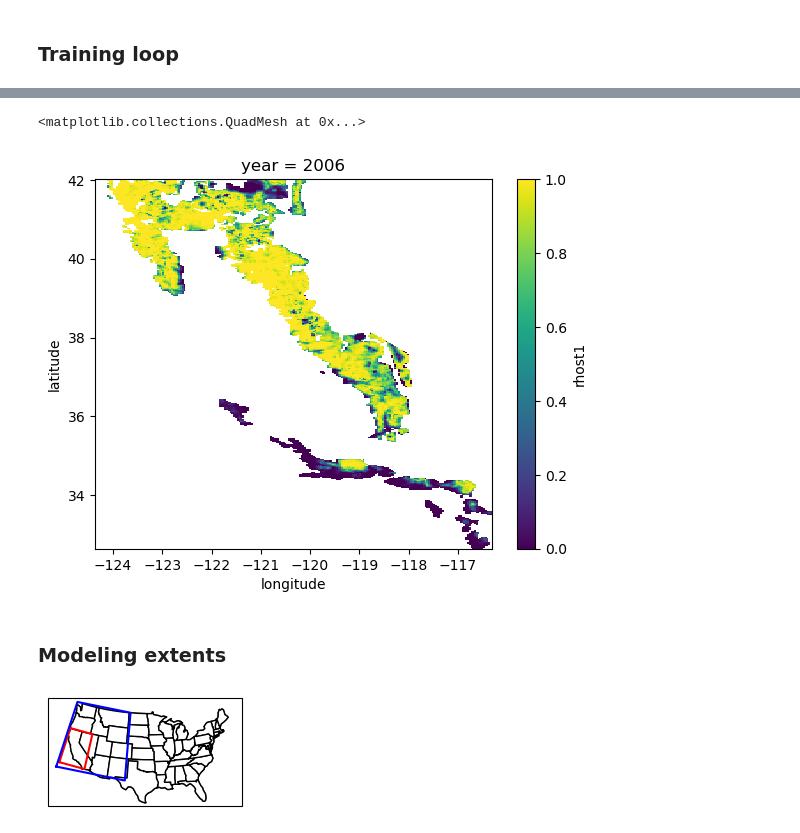
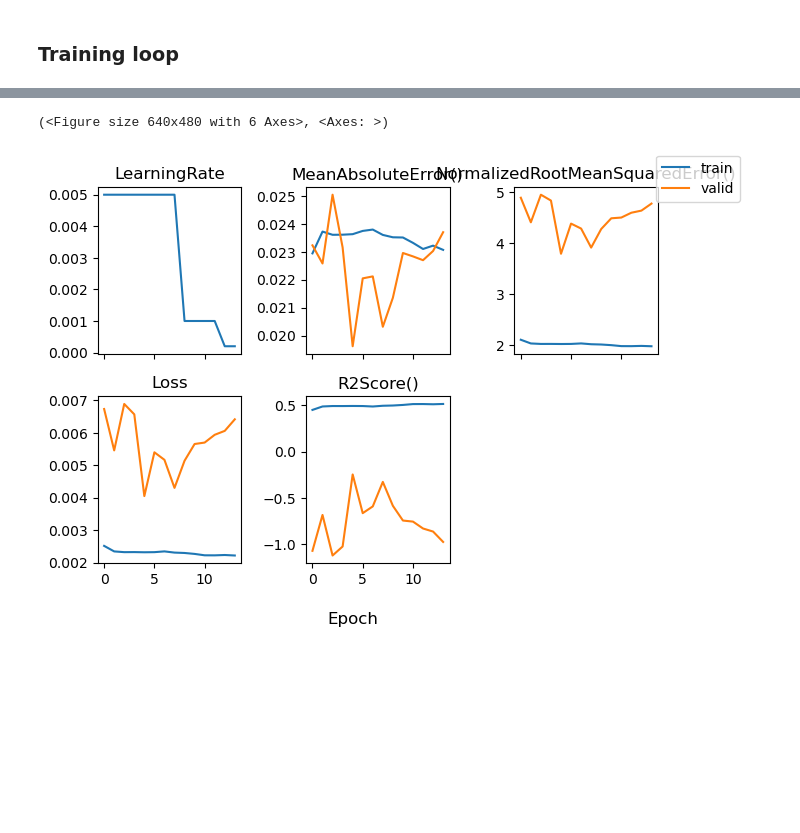
Before and after one commit to s-kganz/ForestLST, a Jupyter notebook: notebooks/preisler_fc.ipynb, the cells around one changed output, grey strips where cells are left out. Cells and saved outputs as stored; diff of their text form; code cells hidden in the pictures; blank space fills up the shorter version.

```diff
--- a/notebooks/preisler_fc.ipynb
+++ b/notebooks/preisler_fc.ipynb
@@ -479,66 +362,5 @@ p
-# %%
-ds_test_xr.rhost1.isel(year=0).plot()
-# %% [output]
-<matplotlib.collections.QuadMesh at 0x...>
-[figure, removed]
-# %% [markdown]
-### Modeling extents
-# %%
-import cartopy.io.shapereader as shpreader
-import matplotlib.patches as mpatches
-
-west_xmin, west_ymin, west_xmax, west_ymax = (-124.83182873097032, 31.31942505180775, -103.62260487290841, 49.0320562417854)
-
-ca_xmin, ca_ymin, ca_xmax, ca_ymax = (
-    ds_test_xr.longitude.min().values,
-    ds_test_xr.latitude.min().values,
-    ds_test_xr.longitude.max().values,
-    ds_test_xr.latitude.max().values
-)
-
-fig = plt.figure(figsize=(2.5, 1.5))
-ax = plt.axes(projection=ccrs.LambertConformal())
-
-shapename = 'admin_1_states_provinces_lakes'
-states_shp = shpreader.natural_earth(
-    resolution='110m',
-    category='cultural',
-    name=shapename
-)
-
-ax.add_geometries(
-    shpreader.Reader(states_shp).geometries(),
-    ccrs.PlateCarree(),
-    styler=lambda x: {"facecolor": "#FFFFFF", "edgecolor": "black"}
-)
-
-ax.add_geometries(
-    shpreader.Reader(states_shp).geometries(),
-    ccrs.PlateCarree(),
-    styler=lambda x: {"facecolor": "#FFFFFF", "edgecolor": "black"}
-)
-
-ax.plot(
-    [ca_xmin, ca_xmax, ca_xmax, ca_xmin, ca_xmin],
-    [ca_ymin, ca_ymin, ca_ymax, ca_ymax, ca_ymin],
-    color="red",
-    linewidth=1.5,
-    transform=ccrs.Geodetic(),
-    label="ca mort"
-)
-
-
-ax.plot(
-    [west_xmin, west_xmax, west_xmax, west_xmin, west_xmin],
-    [west_ymin, west_ymin, west_ymax, west_ymax, west_ymin],
-    color="blue",
-    linewidth=1.5,
-    transform=ccrs.Geodetic(),
-    label="west mort"
-)
-
-ax.set_extent([-125, -70, 25, 50], crs=ccrs.PlateCarree())
-# plt.legend(loc="lower left")
-plt.savefig(fname="extents.png", dpi=150)
-# %% [output]
-[figure, removed]
+# %%
+util.plot.plot_all_scalars_in_run(f"logs/{model_name}/history")
+# %% [output]
+(<Figure size 640x480 with 6 Axes>, <Axes: >)
+[figure, added]
```
Also changed, not shown: parts of 48 cells of this notebook.
